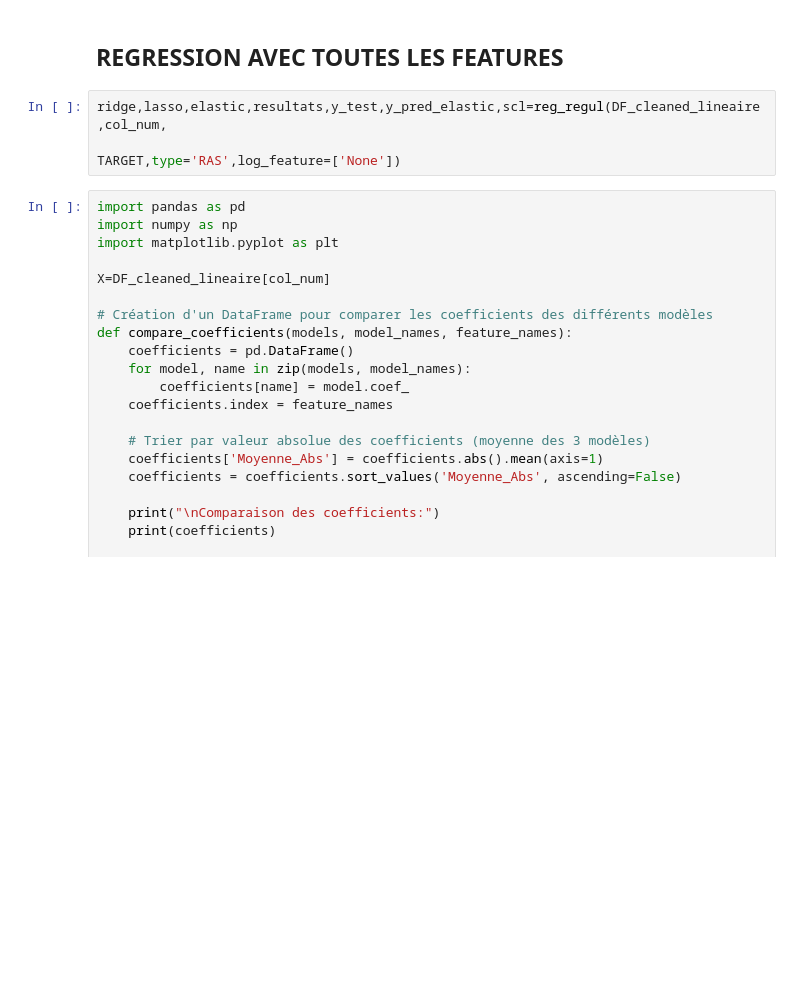
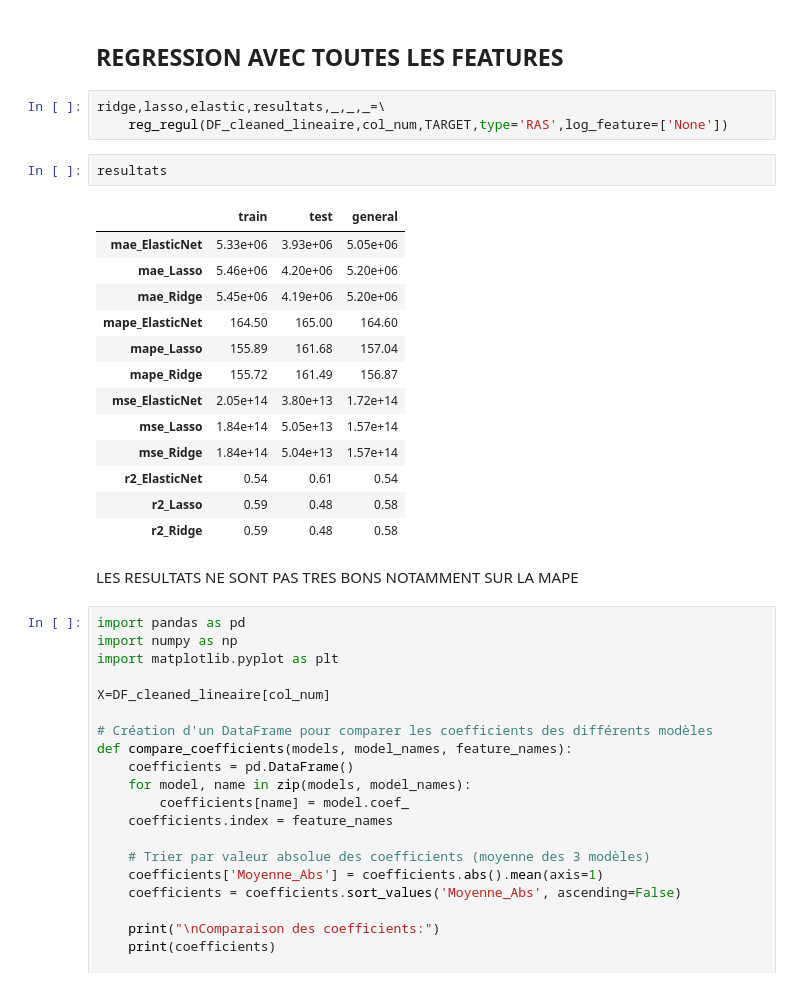
Before and after one commit to EP-portfolio/PROJET_4, a Jupyter notebook: notebook_regression_linéaire_SiteEnergyUse.ipynb, the cells around one changed output. Drawn from its saved outputs; the diff is of its cells as text; blank space fills up the shorter version.

```diff
--- a/notebook_regression_linéaire_SiteEnergyUse.ipynb
+++ b/notebook_regression_linéaire_SiteEnergyUse.ipynb
@@ -1688,8 +1687,26 @@ print(col_num)
 # %% [markdown]
 ## REGRESSION AVEC TOUTES LES FEATURES
 # %%
-ridge,lasso,elastic,resultats,y_test,y_pred_elastic,scl=reg_regul(DF_cleaned_lineaire,col_num,
-                                                              TARGET,type='RAS',log_feature=['None'])
+ridge,lasso,elastic,resultats,_,_,_=\
+    reg_regul(DF_cleaned_lineaire,col_num,TARGET,type='RAS',log_feature=['None'])
+# %%
+resultats
+# %% [output]
+|  | train | test | general |
+| mae_ElasticNet | 5.33e+06 | 3.93e+06 | 5.05e+06 |
+| mae_Lasso | 5.46e+06 | 4.20e+06 | 5.20e+06 |
+| mae_Ridge | 5.45e+06 | 4.19e+06 | 5.20e+06 |
+| mape_ElasticNet | 164.50 | 165.00 | 164.60 |
+| mape_Lasso | 155.89 | 161.68 | 157.04 |
+| mape_Ridge | 155.72 | 161.49 | 156.87 |
+| mse_ElasticNet | 2.05e+14 | 3.80e+13 | 1.72e+14 |
+| mse_Lasso | 1.84e+14 | 5.05e+13 | 1.57e+14 |
+| mse_Ridge | 1.84e+14 | 5.04e+13 | 1.57e+14 |
+| r2_ElasticNet | 0.54 | 0.61 | 0.54 |
+| r2_Lasso | 0.59 | 0.48 | 0.58 |
+| r2_Ridge | 0.59 | 0.48 | 0.58 |
+# %% [markdown]
+LES RESULTATS NE SONT PAS TRES BONS NOTAMMENT SUR LA MAPE
 # %%
 import pandas as pd
 import numpy as np
```
Also changed, not shown: parts of 95 cells of this notebook, 2 other files.
